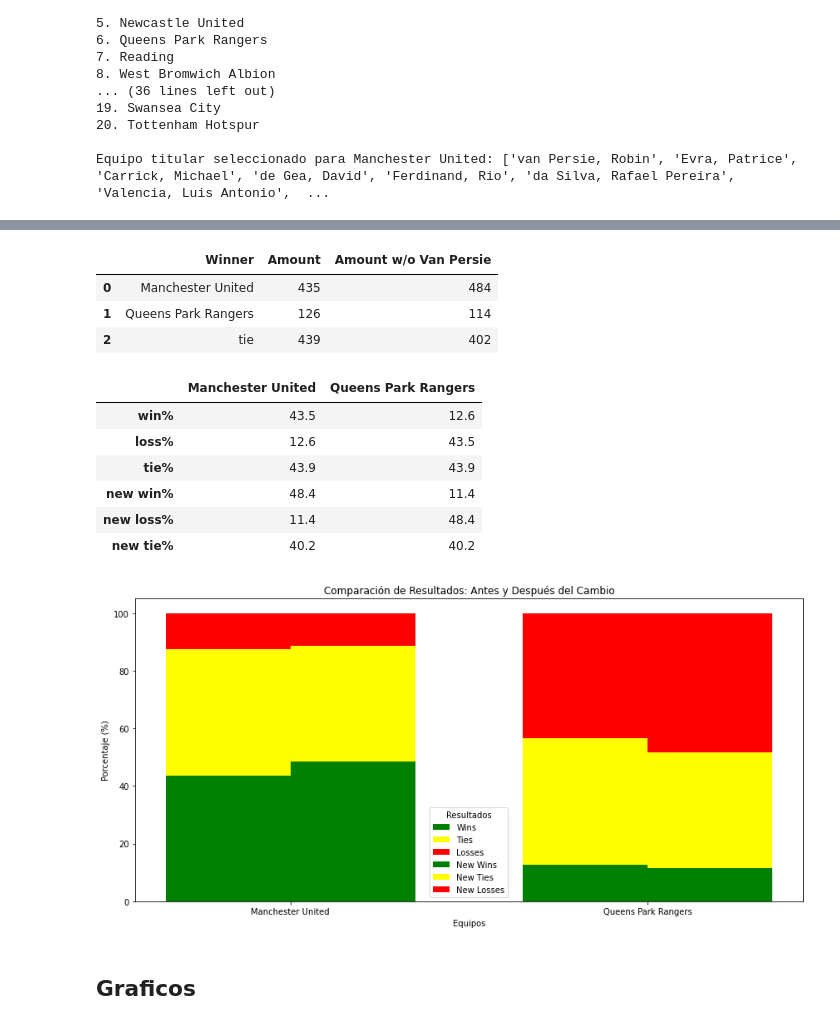
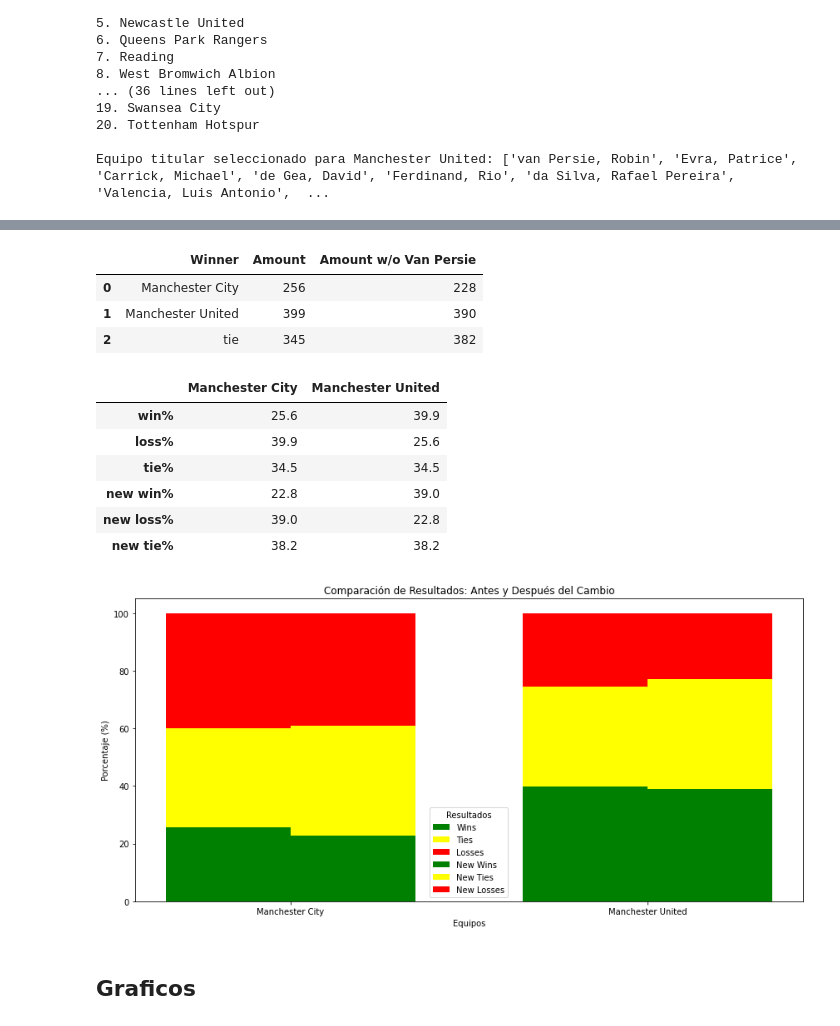
Before and after one commit to luisalawson/soccer_defense_analysis, a Jupyter notebook: Simulacion.ipynb, the cells around one changed output, grey strips where cells are left out. Cells and saved outputs as stored; diff of their text form; code cells hidden in the pictures.

```diff
--- a/Simulacion.ipynb
+++ b/Simulacion.ipynb
@@ -633,80 +635,78 @@ df_combined = pd.merge(df_counts_results, df_counts_results_change, on='Result',
 # %%
-df_combined.columns = ['Winner','Amount' ,'Amount w/o Van Persie']
+df_combined.columns = ['Winner','Amount' ,f'Amount w/o {player}']
 # %%
 df_combined
 # %% [output]
 |  | Winner | Amount | Amount w/o Van Persie |
-| 0 | Manchester United | 435 | 484 |
-| 1 | Queens Park Rangers | 126 | 114 |
-| 2 | tie | 439 | 402 |
+| 0 | Manchester City | 256 | 228 |
+| 1 | Manchester United | 399 | 390 |
+| 2 | tie | 345 | 382 |
+# %%
+teams = df_combined['Winner'].unique()
+teams = teams.tolist()
+teams.remove('tie')
 # %%
 new_index = ['win%', 'loss%', 'tie%', 'new win%', 'new loss%', 'new tie%']
-teams = ['Manchester United', 'Queens Park Rangers']
+teams_current = [f'{teams[0]}', f'{teams[1]}']
 df_transposed = pd.DataFrame(index=new_index, columns=teams)
-# Calcular el total de juegos
+
 total_games = df_combined['Amount'].sum()
 
-# Asignar porcentajes de victorias
-df_transposed.loc['win%', 'Manchester United'] = (df_combined.loc[0, 'Amount'] / total_games) * 100
-df_transposed.loc['win%', 'Queens Park Rangers'] = (df_combined.loc[1, 'Amount'] / total_games) * 100
+df_transposed.loc['win%', f'{teams[0]}'] = (df_combined.loc[0, 'Amount'] / total_games) * 100
+df_transposed.loc['win%', f'{teams[1]}'] = (df_combined.loc[1, 'Amount'] / total_games) * 100
 
-# Asignar porcentajes de empates
-df_transposed.loc['tie%', 'Manchester United'] = (df_combined.loc[2, 'Amount'] / total_games) * 100
-df_transposed.loc['tie%', 'Queens Park Rangers'] = (df_combined.loc[2, 'Amount'] / total_games) * 100
+df_transposed.loc['tie%', f'{teams[0]}'] = (df_combined.loc[2, 'Amount'] / total_games) * 100
+df_transposed.loc['tie%', f'{teams[1]}'] = (df_combined.loc[2, 'Amount'] / total_games) * 100
 
-# Asignar porcentajes de pérdidas
-df_transposed.loc['loss%', 'Manchester United'] = df_transposed.loc['win%', 'Queens Park Rangers']
-df_transposed.loc['loss%', 'Queens Park Rangers'] = df_transposed.loc['win%', 'Manchester United']
+df_transposed.loc['loss%', f'{teams[0]}'] = df_transposed.loc['win%', f'{teams[1]}']
+df_transposed.loc['loss%', f'{teams[1]}'] = df_transposed.loc['win%', f'{teams[0]}']
 
-# Calcular porcentajes de nuevas victorias
-df_transposed.loc['new win%', 'Manchester United'] = (df_combined.loc[0, 'Amount w/o Van Persie'] / total_games) * 100
-df_transposed.loc['new win%', 'Queens Park Rangers'] = (df_combined.loc[1, 'Amount w/o Van Persie'] / total_games) * 100
+df_transposed.loc['new win%', f'{teams[0]}'] = (df_combined.loc[0, f'Amount w/o {player}'] / total_games) * 100
+df_transposed.loc['new win%', f'{teams[1]}'] = (df_combined.loc[1, f'Amount w/o {player}'] / total_games) * 100
 
-# Calcular porcentajes de nuevos empates
-df_transposed.loc['new tie%', 'Manchester United'] = (df_combined.loc[2, 'Amount w/o Van Persie'] / total_games) * 100
-df_transposed.loc['new tie%', 'Queens Park Rangers'] = (df_combined.loc[2, 'Amount w/o Van Persie'] / total_games) * 100
+df_transposed.loc['new tie%', f'{teams[0]}'] = (df_combined.loc[2, f'Amount w/o {player}'] / total_games) * 100
+df_transposed.loc['new tie%', f'{teams[1]}'] = (df_combined.loc[2, f'Amount w/o {player}'] / total_games) * 100
 
-# Asignar nuevos porcentajes de pérdidas
-df_transposed.loc['new loss%', 'Manchester United'] = df_transposed.loc['new win%', 'Queens Park Rangers']
-df_transposed.loc['new loss%', 'Queens Park Rangers'] = df_transposed.loc['new win%', 'Manchester United']
+df_transposed.loc['new loss%', f'{teams[0]}'] = df_transposed.loc['new win%', f'{teams[1]}']
+df_transposed.loc['new loss%', f'{teams[1]}'] = df_transposed.loc['new win%', f'{teams[0]}']
 # %%
 df_transposed
 # %% [output]
-|  | Manchester United | Queens Park Rangers |
-| win% | 43.5 | 12.6 |
-| loss% | 12.6 | 43.5 |
-| tie% | 43.9 | 43.9 |
-| new win% | 48.4 | 11.4 |
-| new loss% | 11.4 | 48.4 |
-| new tie% | 40.2 | 40.2 |
+|  | Manchester City | Manchester United |
+| win% | 25.6 | 39.9 |
+| loss% | 39.9 | 25.6 |
+| tie% | 34.5 | 34.5 |
+| new win% | 22.8 | 39.0 |
+| new loss% | 39.0 | 22.8 |
+| new tie% | 38.2 | 38.2 |
 # %%
 df_plot = df_transposed.transpose()
 df_plot.columns = ['Wins', 'Losses', 'Ties', 'New Wins', 'New Losses', 'New Ties']
 
 bar_width = 0.35  # Ancho de las barras
 x = np.arange(len(df_plot))  # Posiciones en el eje x
 
 fig, ax = plt.subplots(figsize=(12, 6))
 
 ax.bar(x - bar_width / 2, df_plot['Wins'], width=bar_width, label='Wins', color='green')
 ax.bar(x - bar_width / 2, df_plot['Ties'], width=bar_width, label='Ties', color='yellow', bottom=df_plot['Wins'])
 ax.bar(x - bar_width / 2, df_plot['Losses'], width=bar_width, label='Losses', color='red', bottom=df_plot['Wins'] + df_plot['Ties'])
 
 ax.bar(x + bar_width / 2, df_plot['New Wins'], width=bar_width, label='New Wins', color='green')
 ax.bar(x + bar_width / 2, df_plot['New Ties'], width=bar_width, label='New Ties', color='yellow', bottom=df_plot['New Wins'])
 ax.bar(x + bar_width / 2, df_plot['New Losses'], width=bar_width, label='New Losses', color='red', bottom=df_plot['New Wins'] + df_plot['New Ties'])
 
 ax.set_title('Comparación de Resultados: Antes y Después del Cambio')
 ax.set_ylabel('Porcentaje (%)')
 ax.set_xlabel('Equipos')
 ax.set_xticks(x)
-ax.set_xticklabels(['Manchester United', 'Queens Park Rangers'])
+ax.set_xticklabels([f'{teams[0]}', f'{teams[1]}'])
 ax.legend(title='Resultados')
 
 plt.tight_layout()
 plt.show()
 # %% [output]
-[figure, old version]
+[figure, new version]
 # %% [markdown]
 ## Graficos
 # %%
```
Also changed, not shown: parts of 14 cells of this notebook.
